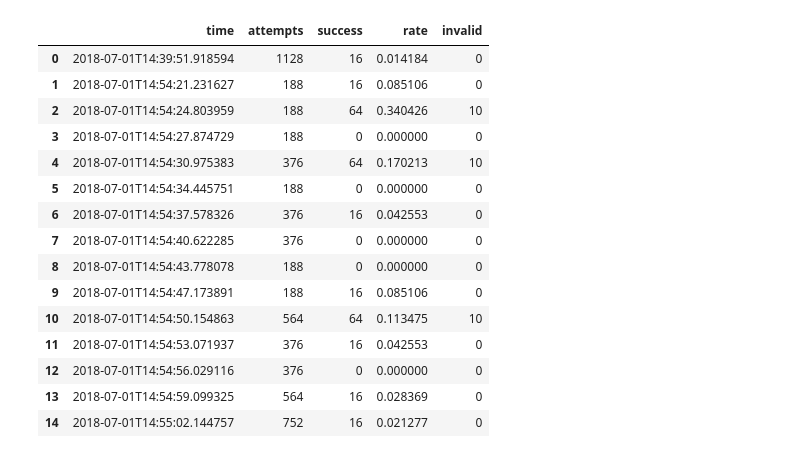
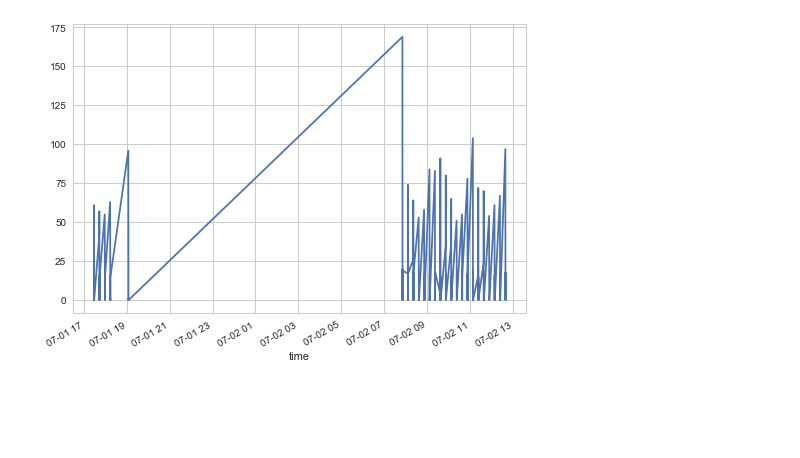
Before and after one commit to AdamSwenson/TwitterProject, a Jupyter notebook: Mining/Notebooks/Miner tuning.ipynb, the cells around one changed output. Drawn from its saved outputs; the diff is of its cells as text; code cells hidden in the pictures; blank space fills up the shorter version.

```diff
--- a/Mining/Notebooks/Miner tuning.ipynb
+++ b/Mining/Notebooks/Miner tuning.ipynb
@@ -39,3 +54,3 @@ terms = [t for t in termMap.T.index]
 # %%
-csvlog = "%s/mining/twitter-save-data.csv" % environment.LOG_FOLDER_PATH
+csvlog = "%s/mining/twitter-save-data.csv" % LOG_FOLDER_PATH
 data = pd.read_csv(csvlog)
@@ -42,19 +59,11 @@ data = pd.read_csv(csvlog)
+# %%
+data.time = pd.to_datetime(data.time)
+data.set_index('time', inplace=True)
 # %%
 data
-# %% [output]
-|  | time | attempts | success | rate | invalid |
-| 0 | 2018-07-01T14:39:51.918594 | 1128 | 16 | 0.014184 | 0 |
-| 1 | 2018-07-01T14:54:21.231627 | 188 | 16 | 0.085106 | 0 |
-| 2 | 2018-07-01T14:54:24.803959 | 188 | 64 | 0.340426 | 10 |
-| 3 | 2018-07-01T14:54:27.874729 | 188 | 0 | 0.000000 | 0 |
-| 4 | 2018-07-01T14:54:30.975383 | 376 | 64 | 0.170213 | 10 |
-| 5 | 2018-07-01T14:54:34.445751 | 188 | 0 | 0.000000 | 0 |
-| 6 | 2018-07-01T14:54:37.578326 | 376 | 16 | 0.042553 | 0 |
-| 7 | 2018-07-01T14:54:40.622285 | 376 | 0 | 0.000000 | 0 |
-| 8 | 2018-07-01T14:54:43.778078 | 188 | 0 | 0.000000 | 0 |
-| 9 | 2018-07-01T14:54:47.173891 | 188 | 16 | 0.085106 | 0 |
-| 10 | 2018-07-01T14:54:50.154863 | 564 | 64 | 0.113475 | 10 |
-| 11 | 2018-07-01T14:54:53.071937 | 376 | 16 | 0.042553 | 0 |
-| 12 | 2018-07-01T14:54:56.029116 | 376 | 0 | 0.000000 | 0 |
-| 13 | 2018-07-01T14:54:59.099325 | 564 | 16 | 0.028369 | 0 |
-| 14 | 2018-07-01T14:55:02.144757 | 752 | 16 | 0.021277 | 0 |
+# %%
+fig, axes = plt.subplots(figsize=(7,5))
+data.success.plot(ax=axes)
+fig.tight_layout()
+# %% [output]
+[figure, added]
```
Also changed, not shown: parts of 10 cells of this notebook, 13 other files.
